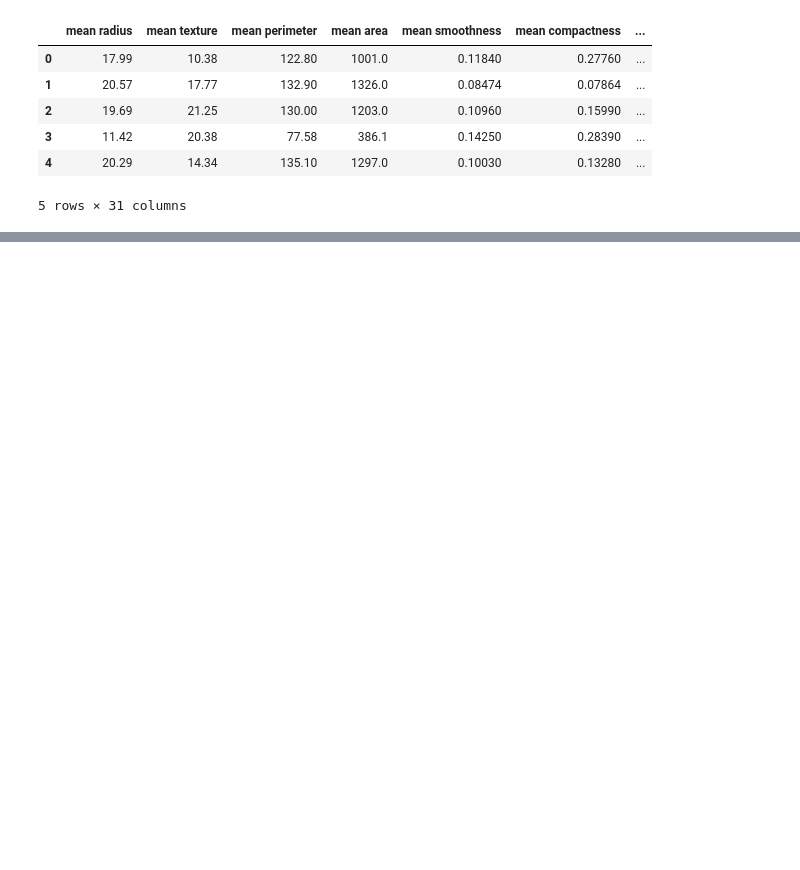
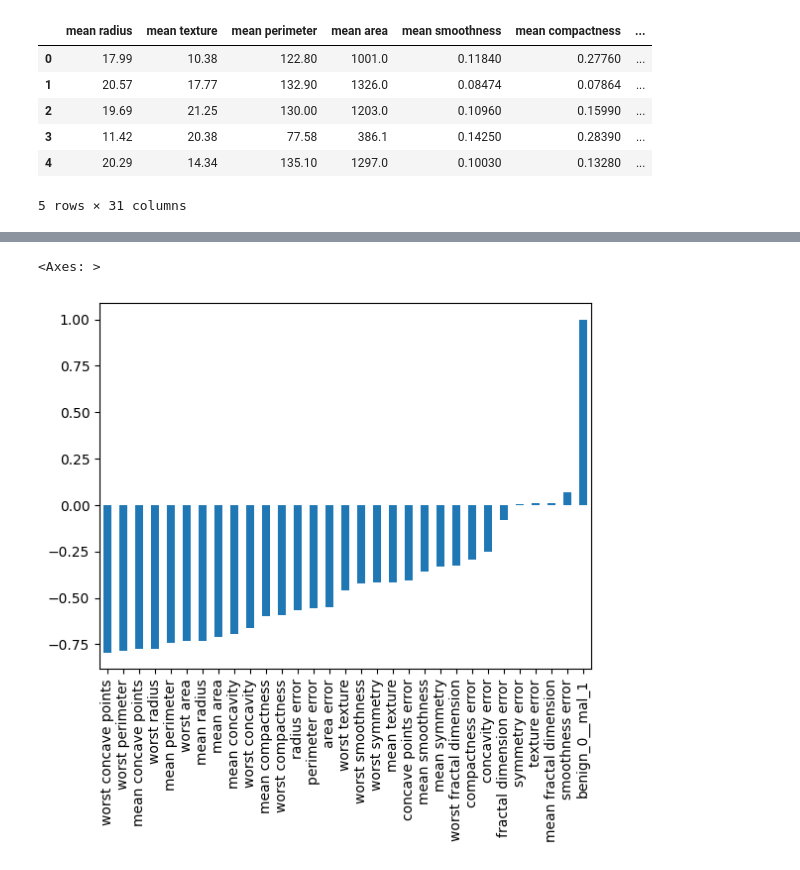
Before and after one commit to yeesem/Machine-Learning, a Jupyter notebook: Keras_Classification.ipynb, the cells around one changed output, grey strips where cells are left out. Saved outputs shown, nothing was run; the diff lists cells and outputs as text; code cells hidden in the pictures; blank space fills up the shorter version.

```diff
--- a/Keras_Classification.ipynb
+++ b/Keras_Classification.ipynb
@@ -19,0 +99,5 @@ df.head()
+# %%
+df.corr()['benign_0__mal_1'].sort_values().plot(kind='bar')
+# %% [output]
+<Axes: >
+[figure, added]
```
Also changed, not shown: parts of 21 cells of this notebook.
